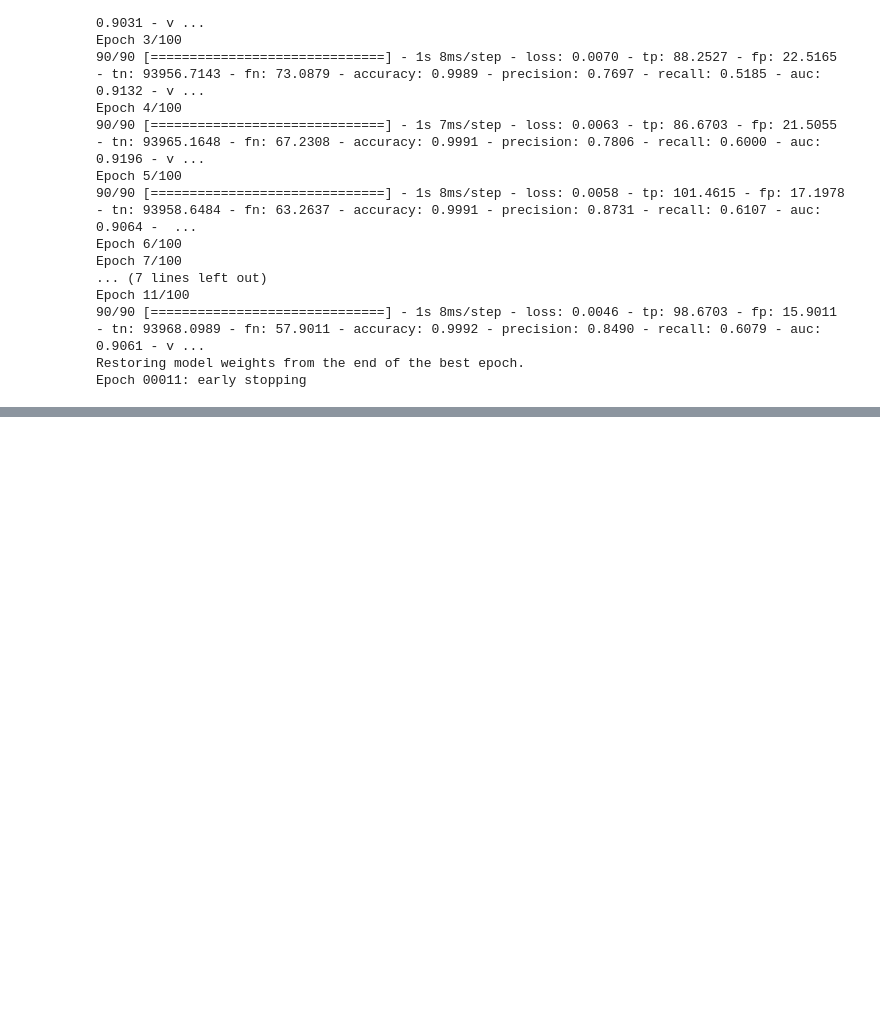
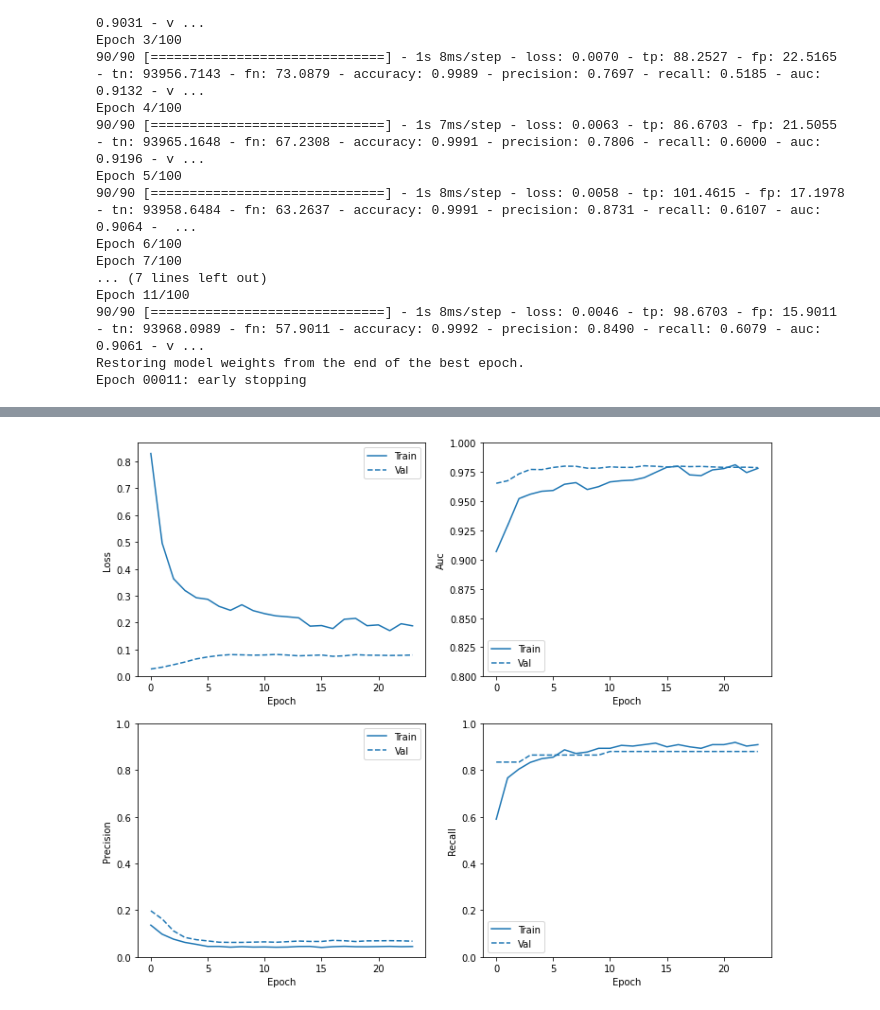
Before and after one commit to kenares/Keras, a Jupyter notebook: classification of highly imbalanced data.ipynb, the cells around one changed output, grey strips where cells are left out. Saved outputs shown, nothing was run; the diff lists cells and outputs as text; code cells hidden in the pictures; blank space fills up the shorter version.

Commit message:
Dealing with highly imbalanced data with Keras

```diff
--- a/classification of highly imbalanced data.ipynb
+++ b/classification of highly imbalanced data.ipynb
@@ -330,0 +431,8 @@ Epoch 00011: early stopping
+# %%
+weight_for_0 = (1 / neg)*(total)/2.0
+weight_for_1 = (1 / pos)*(total)/2.0
+
+class_weight = {0 : weight_for_0, 1 : weight_for_1}
+
+print('Weight for class 0: {:.2f}'.format(weight_for_0))
+print('Weight for class 1: {:.2f}'.format(weight_for_1))
@@ -330,0 +447,11 @@ Epoch 00011: early stopping
+# %%
+weighted_model = make_model()
+weighted_model.load_weights(initial_weights)
+
+weighted_history = weighted_model.fit(train_features,
+                  train_labels,
+                  batch_size=BATCH_SIZE,
+                  epochs=EPOCHS,
+                  callbacks=[early_stopping],
+                  validation_data=(val_features, val_labels),
+                  class_weight=class_weight)
@@ -330,0 +476,4 @@ Epoch 00011: early stopping
+# %%
+plot_metrics(weighted_history)
+# %% [output]
+[figure, added]
```
Also changed, not shown: parts of 39 cells of this notebook.
